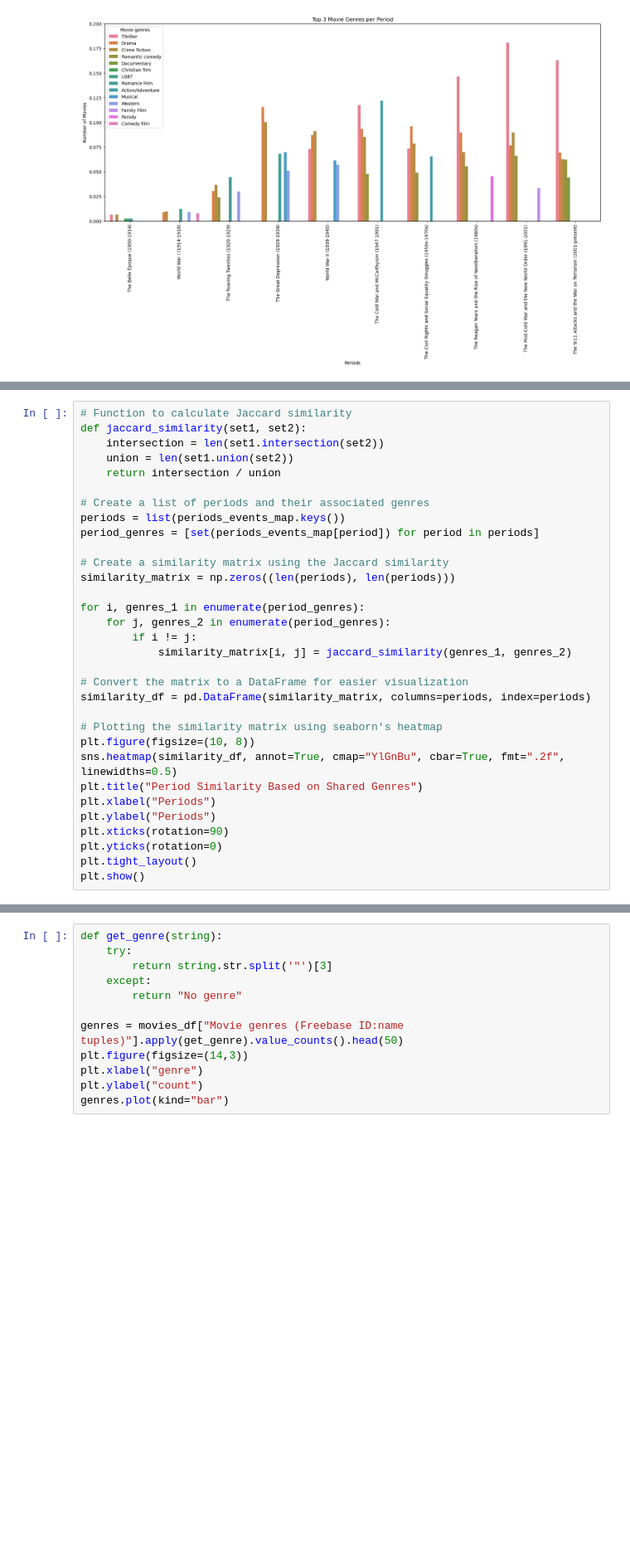
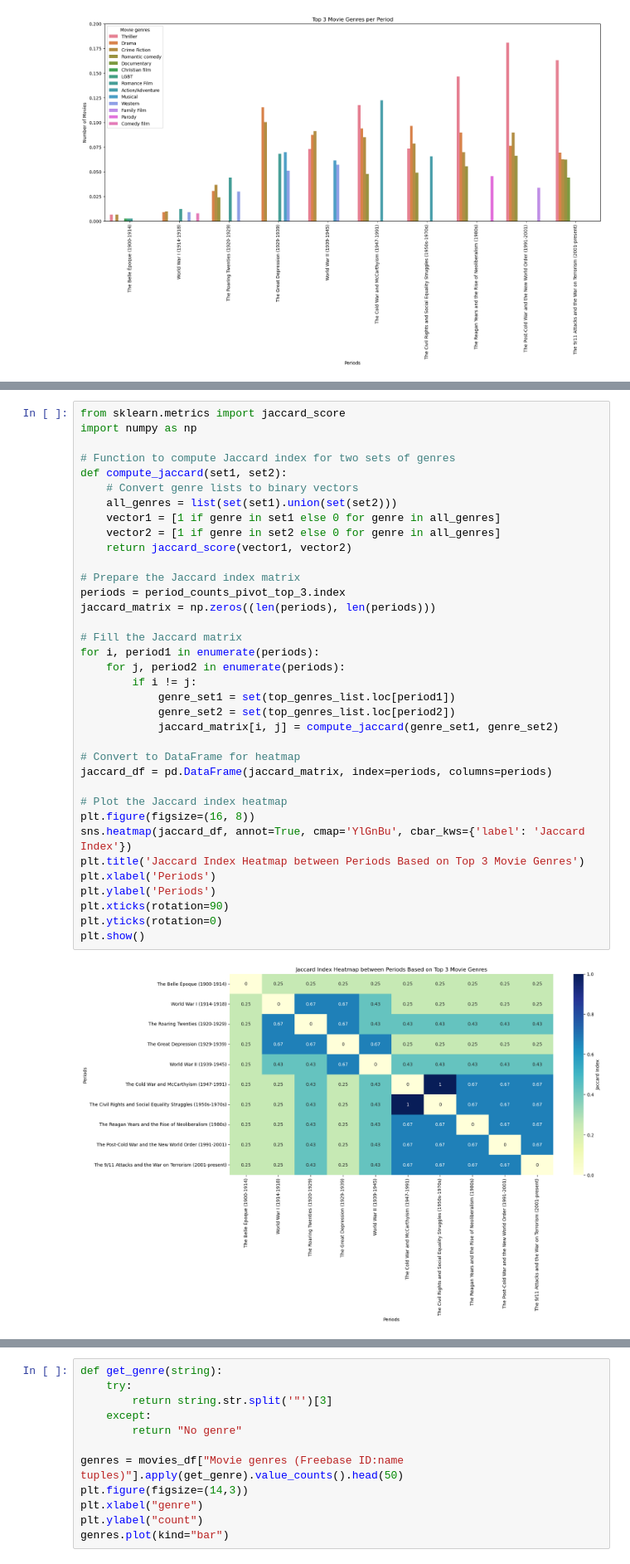
Before and after one commit to epfl-ada/ada-2024-project-metal2024, a Jupyter notebook: results.ipynb, the cells around one changed output, grey strips where cells are left out. Shown at 83% size. Cells and saved outputs as stored; diff of their text form; blank space fills up the shorter version.

```diff
--- a/results.ipynb
+++ b/results.ipynb
@@ -487,35 +520,41 @@ print("The data has been saved as a single CSV file.")
-# %%
-# Function to calculate Jaccard similarity
-def jaccard_similarity(set1, set2):
-    intersection = len(set1.intersection(set2))
-    union = len(set1.union(set2))
-    return intersection / union
-
-# Create a list of periods and their associated genres
-periods = list(periods_events_map.keys())
-period_genres = [set(periods_events_map[period]) for period in periods]
-
-# Create a similarity matrix using the Jaccard similarity
-similarity_matrix = np.zeros((len(periods), len(periods)))
-
-for i, genres_1 in enumerate(period_genres):
-    for j, genres_2 in enumerate(period_genres):
-        if i != j:
-            similarity_matrix[i, j] = jaccard_similarity(genres_1, genres_2)
-
-# Convert the matrix to a DataFrame for easier visualization
-similarity_df = pd.DataFrame(similarity_matrix, columns=periods, index=periods)
-
-# Plotting the similarity matrix using seaborn's heatmap
-plt.figure(figsize=(10, 8))
-sns.heatmap(similarity_df, annot=True, cmap="YlGnBu", cbar=True, fmt=".2f", linewidths=0.5)
-plt.title("Period Similarity Based on Shared Genres")
-plt.xlabel("Periods")
-plt.ylabel("Periods")
-plt.xticks(rotation=90)
-plt.yticks(rotation=0)
-plt.tight_layout()
-plt.show()
+# %%
+from sklearn.metrics import jaccard_score
+import numpy as np
+
+# Function to compute Jaccard index for two sets of genres
+def compute_jaccard(set1, set2):
+    # Convert genre lists to binary vectors
+    all_genres = list(set(set1).union(set(set2)))
+    vector1 = [1 if genre in set1 else 0 for genre in all_genres]
+    vector2 = [1 if genre in set2 else 0 for genre in all_genres]
+    return jaccard_score(vector1, vector2)
+
+# Prepare the Jaccard index matrix
+periods = period_counts_pivot_top_3.index
+jaccard_matrix = np.zeros((len(periods), len(periods)))
+
+# Fill the Jaccard matrix
+for i, period1 in enumerate(periods):
+    for j, period2 in enumerate(periods):
+        if i != j:
+            genre_set1 = set(top_genres_list.loc[period1])
+            genre_set2 = set(top_genres_list.loc[period2])
+            jaccard_matrix[i, j] = compute_jaccard(genre_set1, genre_set2)
+
+# Convert to DataFrame for heatmap
+jaccard_df = pd.DataFrame(jaccard_matrix, index=periods, columns=periods)
+
+# Plot the Jaccard index heatmap
+plt.figure(figsize=(16, 8))
+sns.heatmap(jaccard_df, annot=True, cmap='YlGnBu', cbar_kws={'label': 'Jaccard Index'})
+plt.title('Jaccard Index Heatmap between Periods Based on Top 3 Movie Genres')
+plt.xlabel('Periods')
+plt.ylabel('Periods')
+plt.xticks(rotation=90)
+plt.yticks(rotation=0)
+plt.show()
+# %% [output]
+[figure, added]
 # %%
 movies_df.info()
 # %% [output]
```
Also changed, not shown: parts of 14 cells of this notebook, 1 other file.
